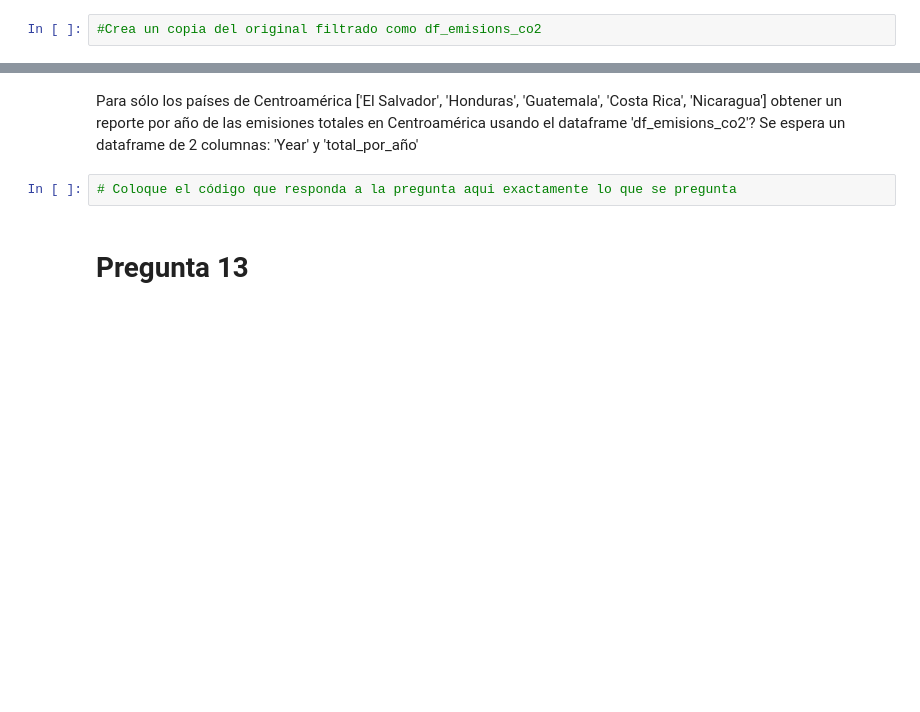
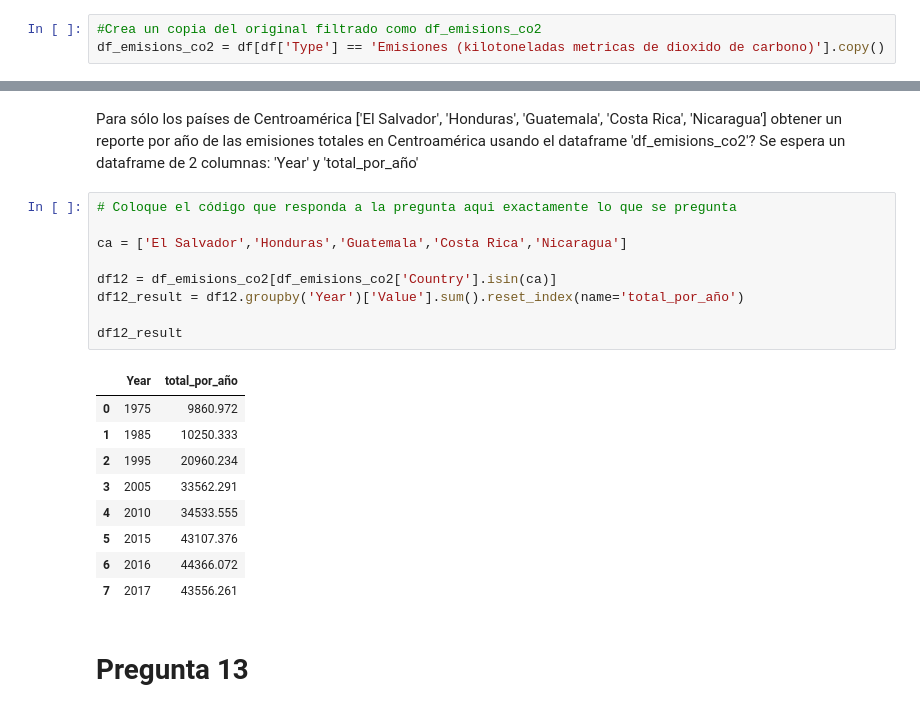
Before and after one commit to JaneAndrey777/Jane_Mendez_Proyecto_Final.ipynb, a Jupyter notebook: Análisis Caso Final.v2.ipynb, the cells around one changed output, grey strips where cells are left out. Drawn from its saved outputs; the diff is of its cells as text; blank space fills up the shorter version.

```diff
--- a/Análisis Caso Final.v2.ipynb
+++ b/Análisis Caso Final.v2.ipynb
@@ -44,5 +46,6 @@ Contiene datos de emisiones de dióxido de carbono (CO₂) de varios países ent
 2. Crear un dataframe con el nombre de variable 'df_emisions_co2_per_capita' usando únicamente las filas cuya columna 'Type' tiene el valor 'Emisiones promedio de CO₂ emitidas por habitante'.
 # %%
 #Crea un copia del original filtrado como df_emisions_co2
+df_emisions_co2 = df[df['Type'] == 'Emisiones (kilotoneladas metricas de dioxido de carbono)'].copy()
 # %%
 #Crea un copia del original filtrado como df_emisions_co2_per_capita
@@ -117,6 +188,23 @@ Para sólo los países de Centroamérica ['El Salvador', 'Honduras', 'Guatemala'
 Se espera un dataframe de 2 columnas: 'Year' y 'total_por_año'
 # %%
 # Coloque el código que responda a la pregunta aqui exactamente lo que se pregunta
+
+ca = ['El Salvador','Honduras','Guatemala','Costa Rica','Nicaragua']
+
+df12 = df_emisions_co2[df_emisions_co2['Country'].isin(ca)]
+df12_result = df12.groupby('Year')['Value'].sum().reset_index(name='total_por_año')
+
+df12_result
+# %% [output]
+|  | Year | total_por_año |
+| 0 | 1975 | 9860.972 |
+| 1 | 1985 | 10250.333 |
+| 2 | 1995 | 20960.234 |
+| 3 | 2005 | 33562.291 |
+| 4 | 2010 | 34533.555 |
+| 5 | 2015 | 43107.376 |
+| 6 | 2016 | 44366.072 |
+| 7 | 2017 | 43556.261 |
 # %% [markdown]
 # Pregunta 13
 # %% [markdown]
```
Also changed, not shown: parts of 16 cells of this notebook.
